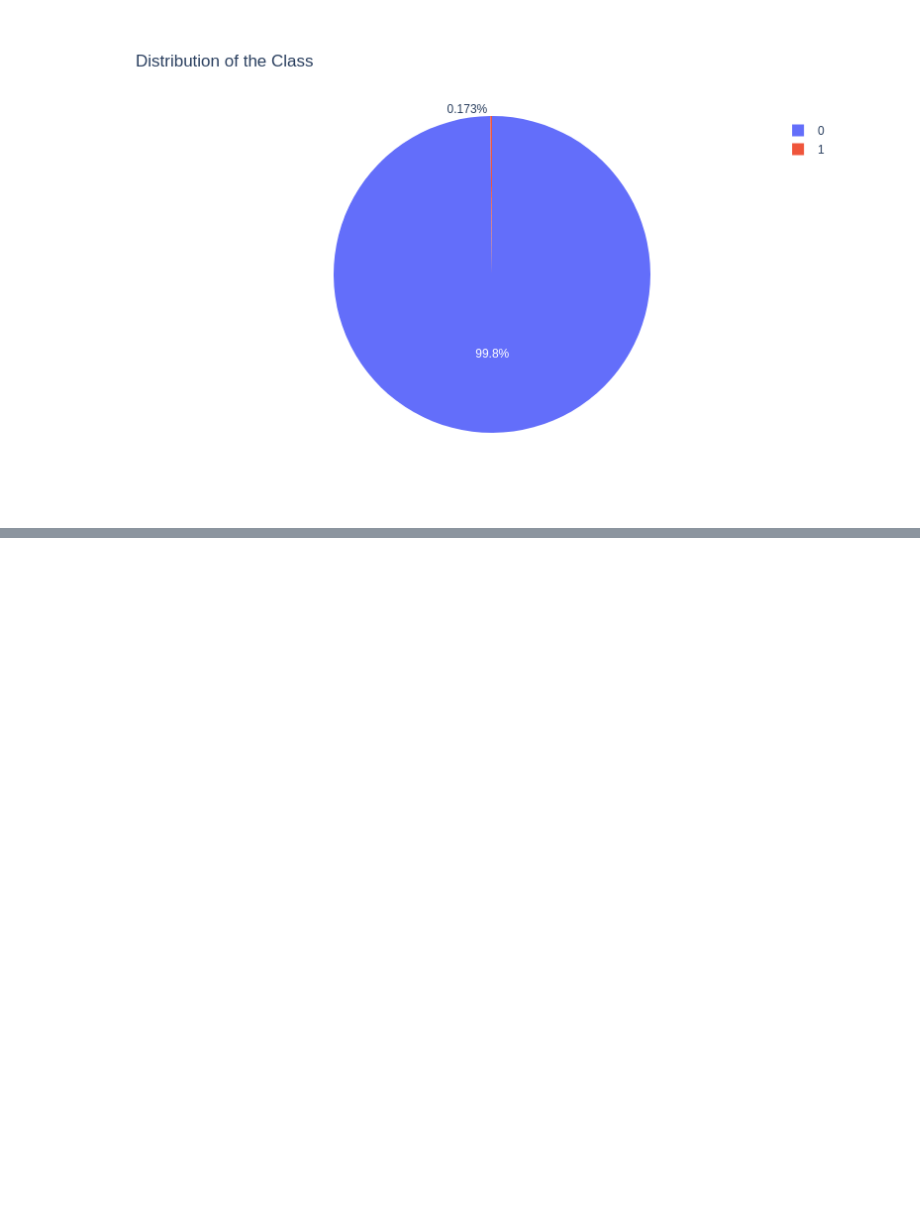
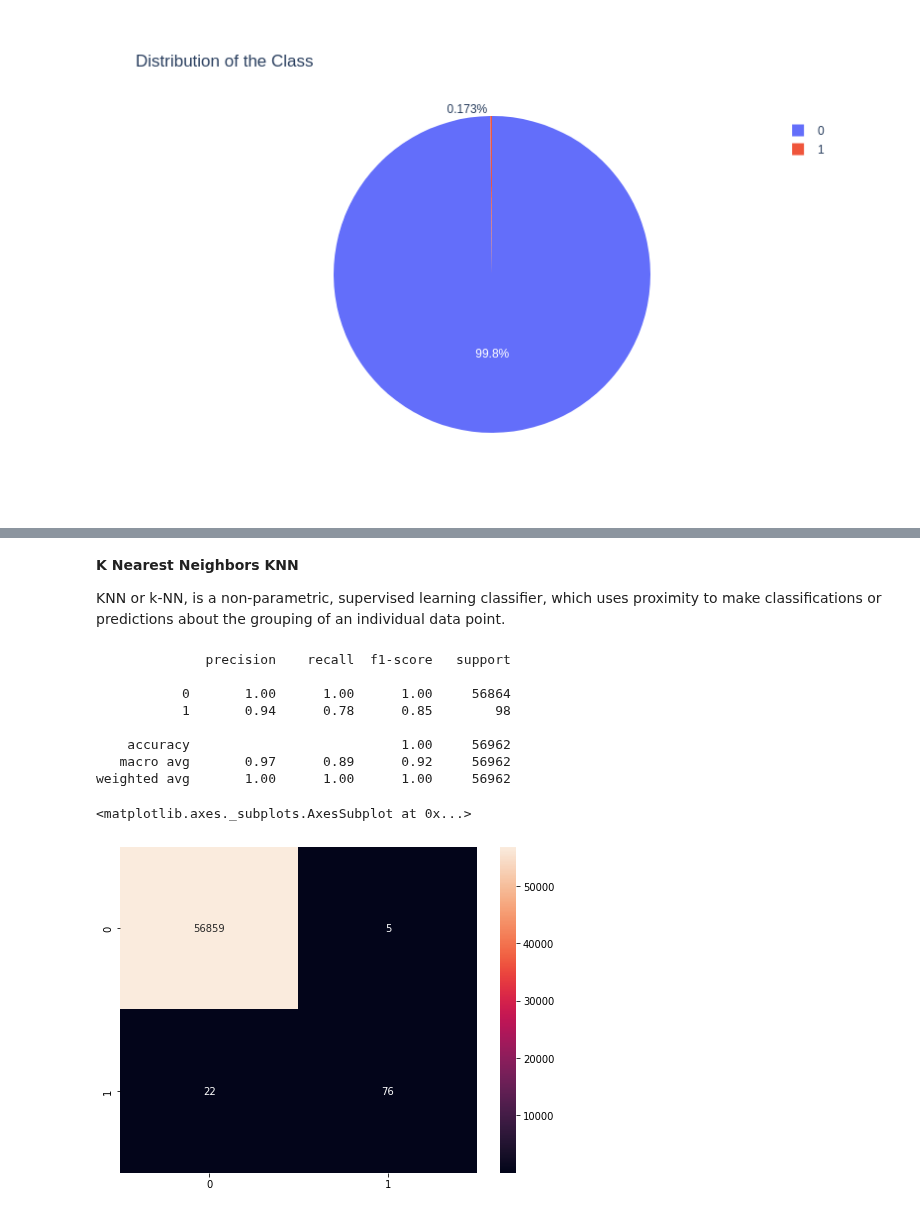
Before and after one commit to kkrusere/Credit-Card-Fraud-Anomaly-Outlier-Detection, a Jupyter notebook: Credit_Card_fraud_detection.ipynb, the cells around one changed output, grey strips where cells are left out. Saved outputs shown, nothing was run; the diff lists cells and outputs as text; code cells hidden in the pictures; blank space fills up the shorter version.

```diff
--- a/Credit_Card_fraud_detection.ipynb
+++ b/Credit_Card_fraud_detection.ipynb
@@ -123,0 +193,25 @@ fig.show(renderer='png', height=500, width=800)
+# %% [markdown]
+**K Nearest Neighbors KNN**
+
+KNN or k-NN, is a non-parametric, supervised learning classifier, which uses proximity to make classifications or predictions about the grouping of an individual data point.
+# %%
+classifier = KNeighborsClassifier(n_neighbors=5)
+classifier.fit(X_train, y_train)
+y_pred = classifier.predict(X_test)
+
+print(classification_report(y_test,y_pred))
+cm = confusion_matrix(y_test,y_pred)
+
+plt.figure(figsize = (8,6))
+sns.heatmap(cm,annot = True,cbar = True, fmt = 'g')
+# %% [output]
+              precision    recall  f1-score   support
+
+           0       1.00      1.00      1.00     56864
+           1       0.94      0.78      0.85        98
+
+    accuracy                           1.00     56962
+   macro avg       0.97      0.89      0.92     56962
+weighted avg       1.00      1.00      1.00     56962
+<matplotlib.axes._subplots.AxesSubplot at 0x...>
+[figure, added]
```
Also changed, not shown: parts of 17 cells of this notebook.
